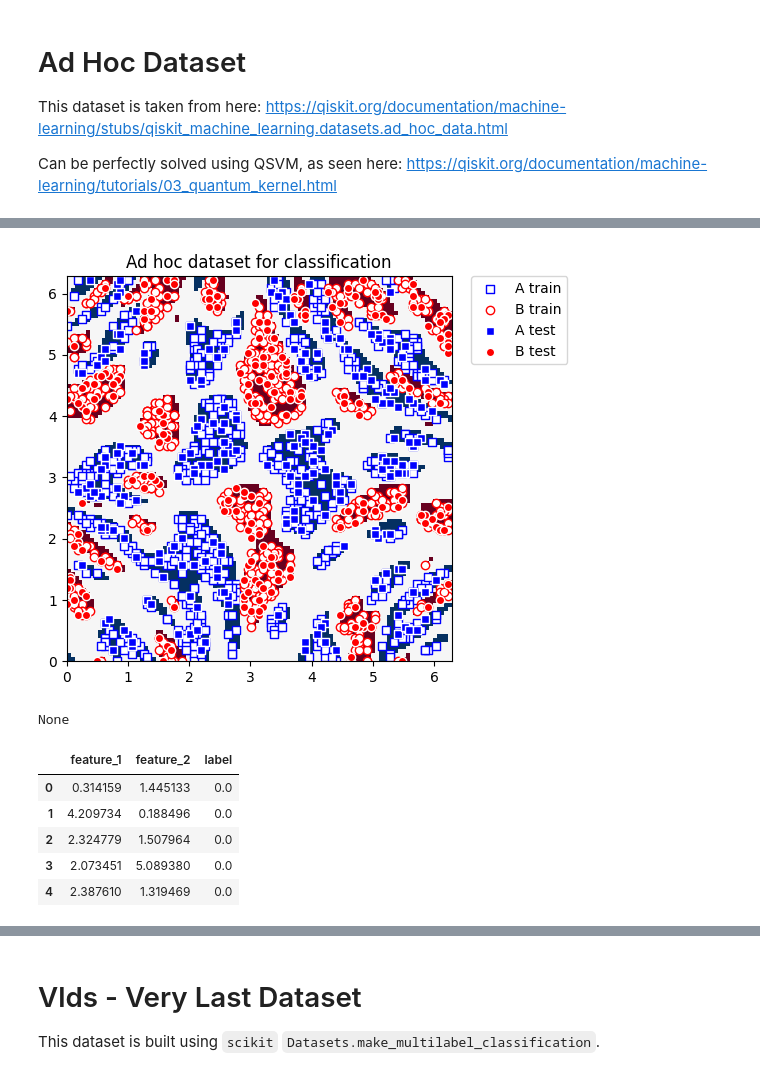
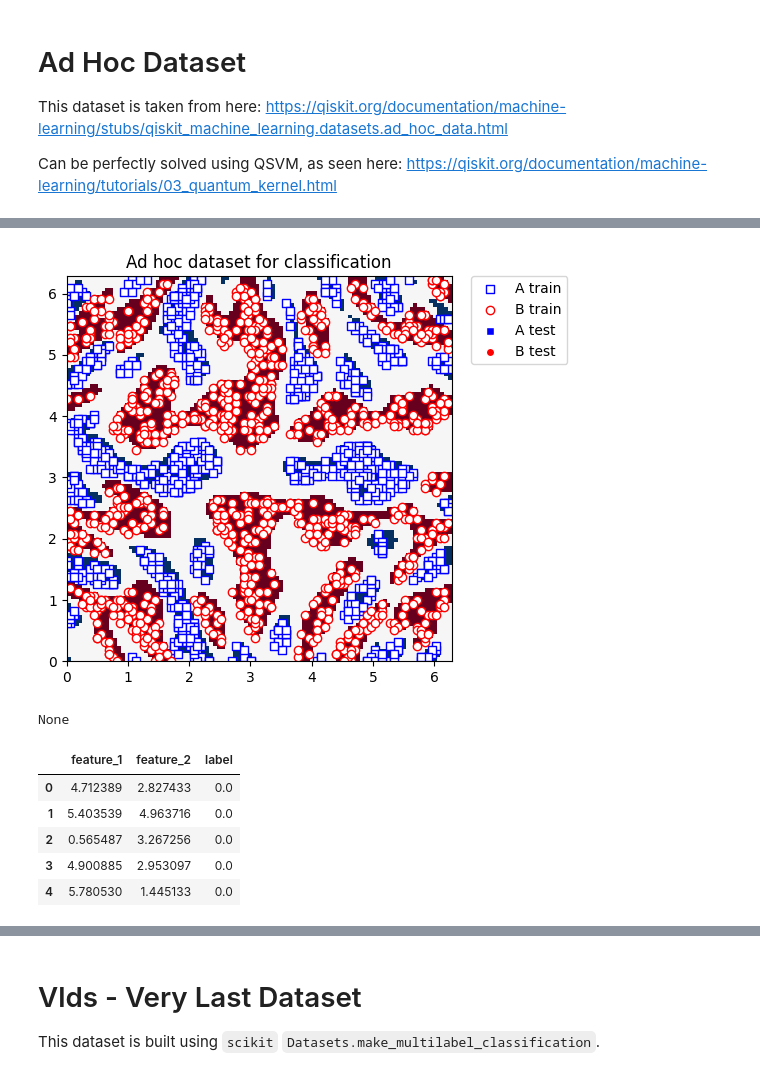
Before and after one commit to CoffeAddiict/QI_Project, a Jupyter notebook: datasets.ipynb, the cells around one changed output, grey strips where cells are left out. Drawn from its saved outputs; the diff is of its cells as text; code cells hidden in the pictures.

```diff
--- a/datasets.ipynb
+++ b/datasets.ipynb
@@ -143,8 +143,8 @@ from qiskit_machine_learning.datasets import ad_hoc_data
 #sample size 1000
 adhoc_dimension = 2 #number of qubits (dimension of the feature space, must be 2 or 3!, read the links)
 train_features, train_labels, test_features, test_labels, adhoc_total = ad_hoc_data(
-    training_size=750,
-    test_size=250,
+    training_size=1000,
+    test_size=0,
     n=adhoc_dimension,
     gap=0.3,
     plot_data=False,
@@ -179,41 +179,41 @@ plt.scatter(
     edgecolors="r",
     label="B train",
 )
 plt.scatter(
     test_features[np.where(test_labels[:] == 0), 0],
     test_features[np.where(test_labels[:] == 0), 1],
     marker="s",
     facecolors="b",
     edgecolors="w",
     label="A test",
 )
 plt.scatter(
     test_features[np.where(test_labels[:] == 1), 0],
     test_features[np.where(test_labels[:] == 1), 1],
     marker="o",
     facecolors="r",
     edgecolors="w",
     label="B test",
 )
 
 plt.legend(bbox_to_anchor=(1.05, 1), loc="upper left", borderaxespad=0.0)
 plt.title("Ad hoc dataset for classification")
 display(plt.show())
 
 
 df =  pd.DataFrame(data=np.concatenate((train_features, np.array([train_labels]).T), axis=1),
                      columns= ['feature_1','feature_2','label'])
 display(df.head())
 df.to_csv(datasets_path+'/adhoc_1000.csv')
 # %% [output]
-[figure, old version]
+[figure, new version]
 None
 |  | feature_1 | feature_2 | label |
-| 0 | 0.314159 | 1.445133 | 0.0 |
-| 1 | 4.209734 | 0.188496 | 0.0 |
-| 2 | 2.324779 | 1.507964 | 0.0 |
-| 3 | 2.073451 | 5.089380 | 0.0 |
-| 4 | 2.387610 | 1.319469 | 0.0 |
+| 0 | 4.712389 | 2.827433 | 0.0 |
+| 1 | 5.403539 | 4.963716 | 0.0 |
+| 2 | 0.565487 | 3.267256 | 0.0 |
+| 3 | 4.900885 | 2.953097 | 0.0 |
+| 4 | 5.780530 | 1.445133 | 0.0 |
 # %%
 from qiskit_machine_learning.datasets import ad_hoc_data
 
```
Also changed, not shown: parts of 2 cells of this notebook, 2 other files.
